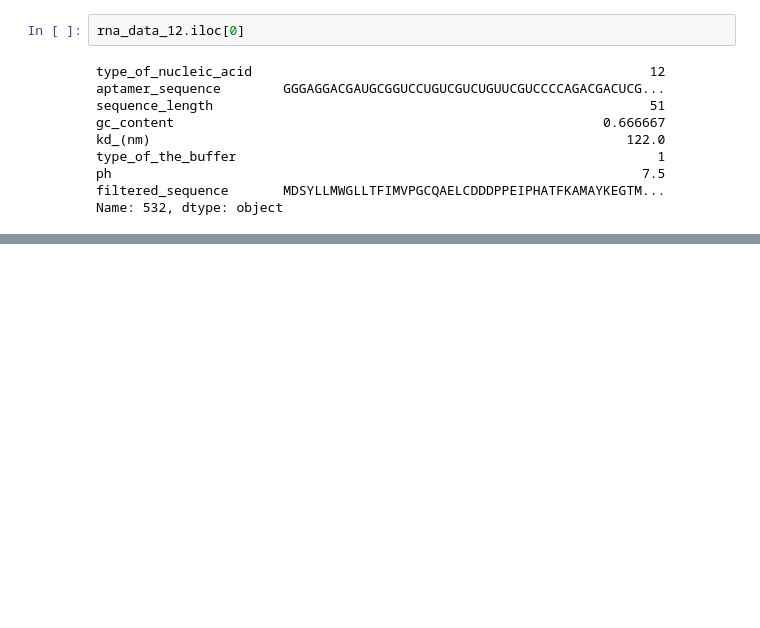
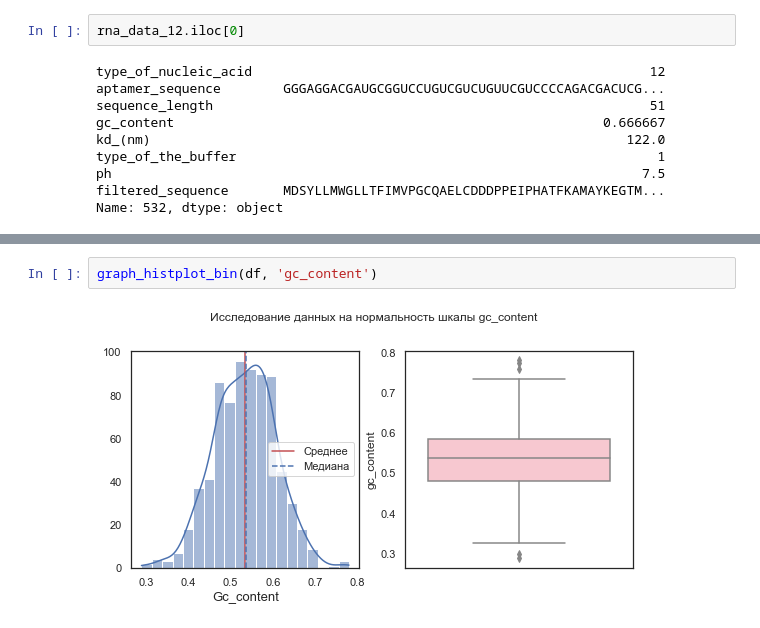
Before and after one commit to tame2tame/datacon, a Jupyter notebook: mini_task_2/task_2.ipynb, the cells around one changed output, grey strips where cells are left out. Drawn from its saved outputs; the diff is of its cells as text; blank space fills up the shorter version.

```diff
--- a/mini_task_2/task_2.ipynb
+++ b/mini_task_2/task_2.ipynb
@@ -107,0 +209,4 @@ assign
+# %%
+graph_histplot_bin(df, 'gc_content')
+# %% [output]
+[figure, added]
```
Also changed, not shown: parts of 18 cells of this notebook, 1 other file.
